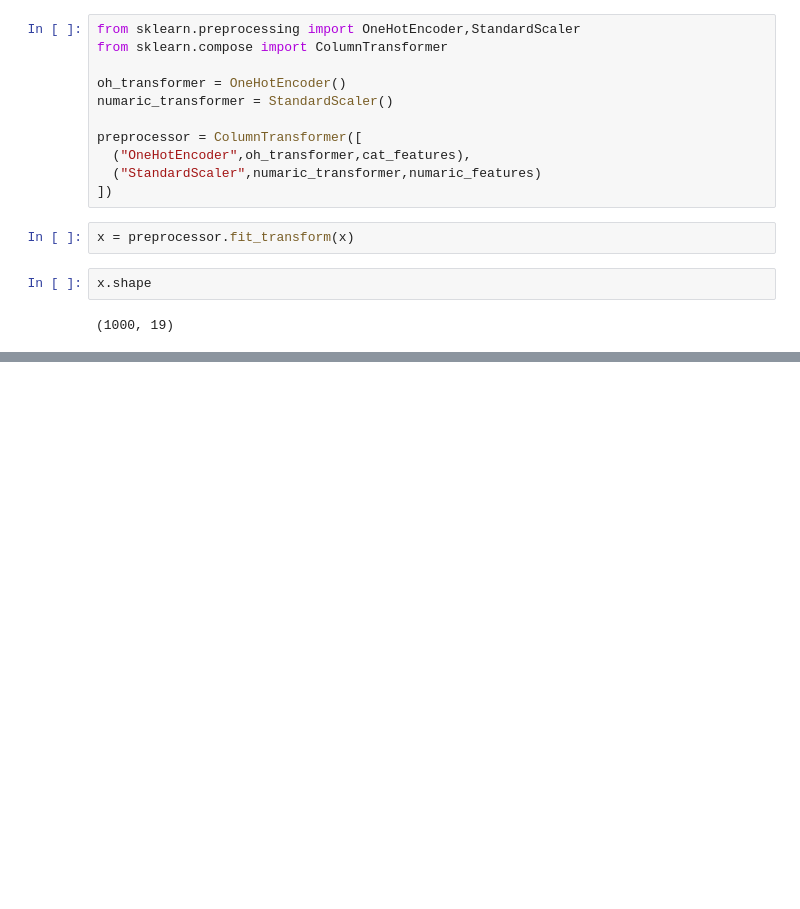
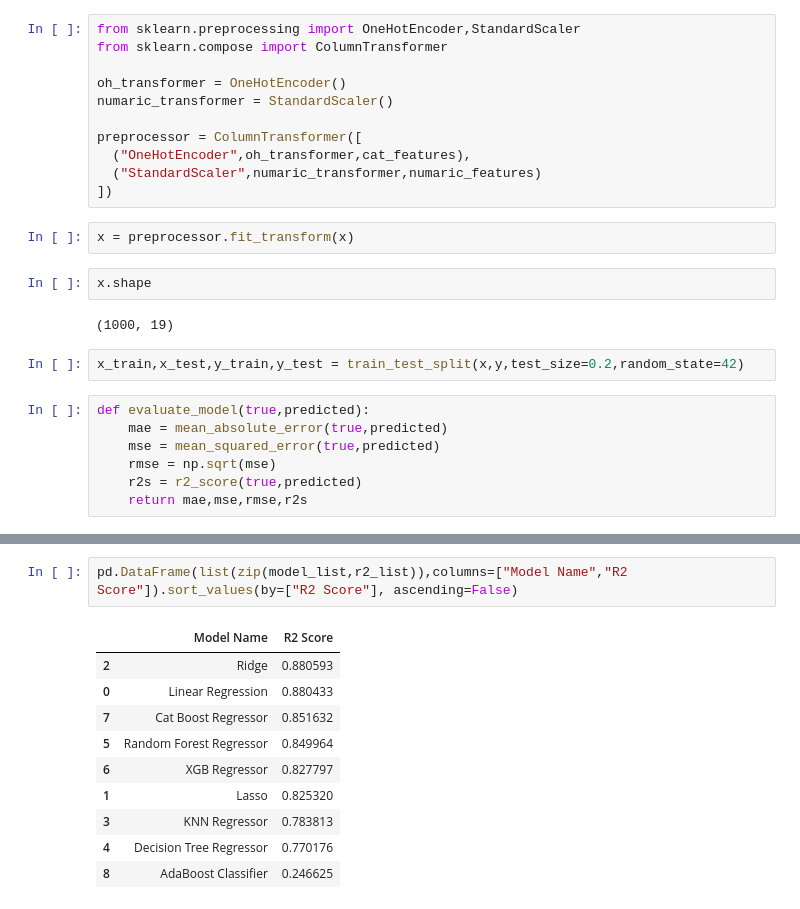
Before and after one commit to Awais-Awan/mlprojects, a Jupyter notebook: notebook/Model_Training.ipynb, the cells around one changed output, grey strips where cells are left out. Saved outputs shown, nothing was run; the diff lists cells and outputs as text; blank space fills up the shorter version.

Commit message:
Model Training

```diff
--- a/notebook/Model_Training.ipynb
+++ b/notebook/Model_Training.ipynb
@@ -84,3 +85,12 @@ x = preprocessor.fit_transform(x)
 x.shape
 # %% [output]
 (1000, 19)
+# %%
+x_train,x_test,y_train,y_test = train_test_split(x,y,test_size=0.2,random_state=42)
+# %%
+def evaluate_model(true,predicted):
+    mae = mean_absolute_error(true,predicted)
+    mse = mean_squared_error(true,predicted)
+    rmse = np.sqrt(mse)
+    r2s = r2_score(true,predicted)
+    return mae,mse,rmse,r2s
@@ -86,0 +164,13 @@ x.shape
+# %%
+pd.DataFrame(list(zip(model_list,r2_list)),columns=["Model Name","R2 Score"]).sort_values(by=["R2 Score"], ascending=False)
+# %% [output]
+|  | Model Name | R2 Score |
+| 2 | Ridge | 0.880593 |
+| 0 | Linear Regression | 0.880433 |
+| 7 | Cat Boost Regressor | 0.851632 |
+| 5 | Random Forest Regressor | 0.849964 |
+| 6 | XGB Regressor | 0.827797 |
+| 1 | Lasso | 0.825320 |
+| 3 | KNN Regressor | 0.783813 |
+| 4 | Decision Tree Regressor | 0.770176 |
+| 8 | AdaBoost Classifier | 0.246625 |
```
Also changed, not shown: parts of 2 cells of this notebook.
